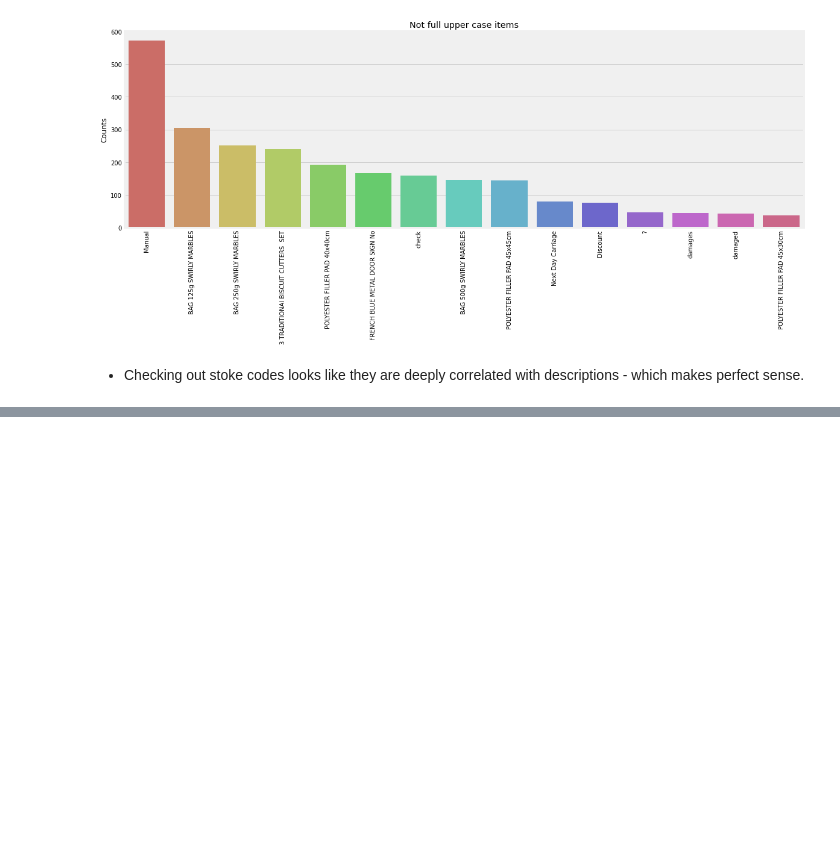
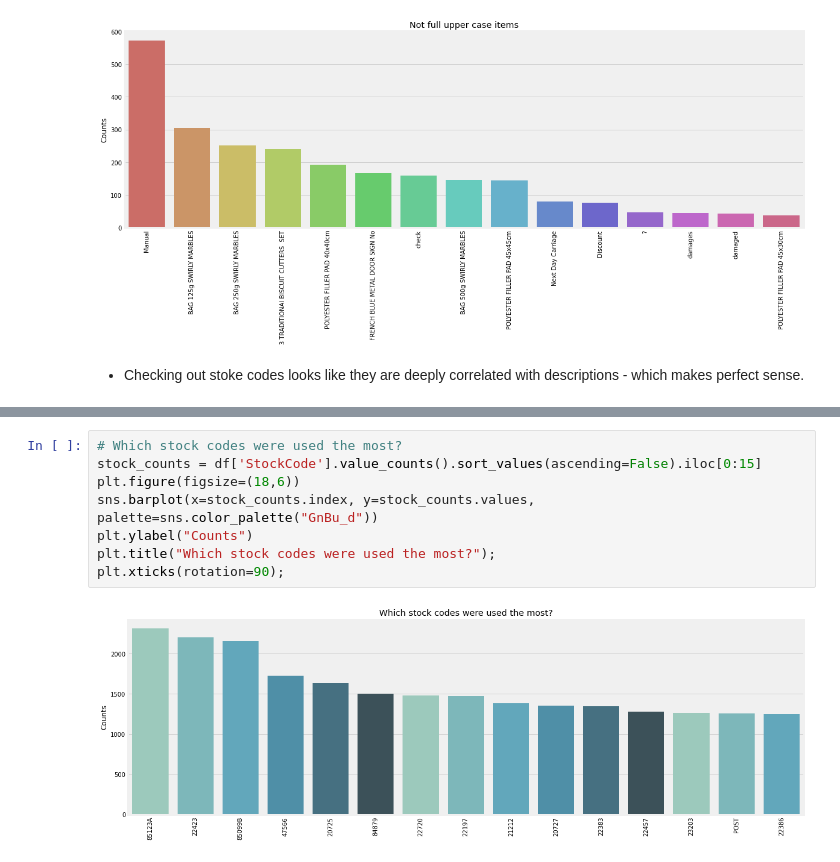
Before and after one commit to AmirMotefaker/Predicting-Sales-Ecommerce, a Jupyter notebook: predicting-sales-ecommerce.ipynb, the cells around one changed output, grey strips where cells are left out. Drawn from its saved outputs; the diff is of its cells as text; blank space fills up the shorter version.

```diff
--- a/predicting-sales-ecommerce.ipynb
+++ b/predicting-sales-ecommerce.ipynb
@@ -218,0 +228,10 @@ plt.xticks(rotation=90);
+# %%
+# Which stock codes were used the most?
+stock_counts = df['StockCode'].value_counts().sort_values(ascending=False).iloc[0:15]
+plt.figure(figsize=(18,6))
+sns.barplot(x=stock_counts.index, y=stock_counts.values, palette=sns.color_palette("GnBu_d"))
+plt.ylabel("Counts")
+plt.title("Which stock codes were used the most?");
+plt.xticks(rotation=90);
+# %% [output]
+[figure, added]
```
Also changed, not shown: parts of 2 cells of this notebook.
